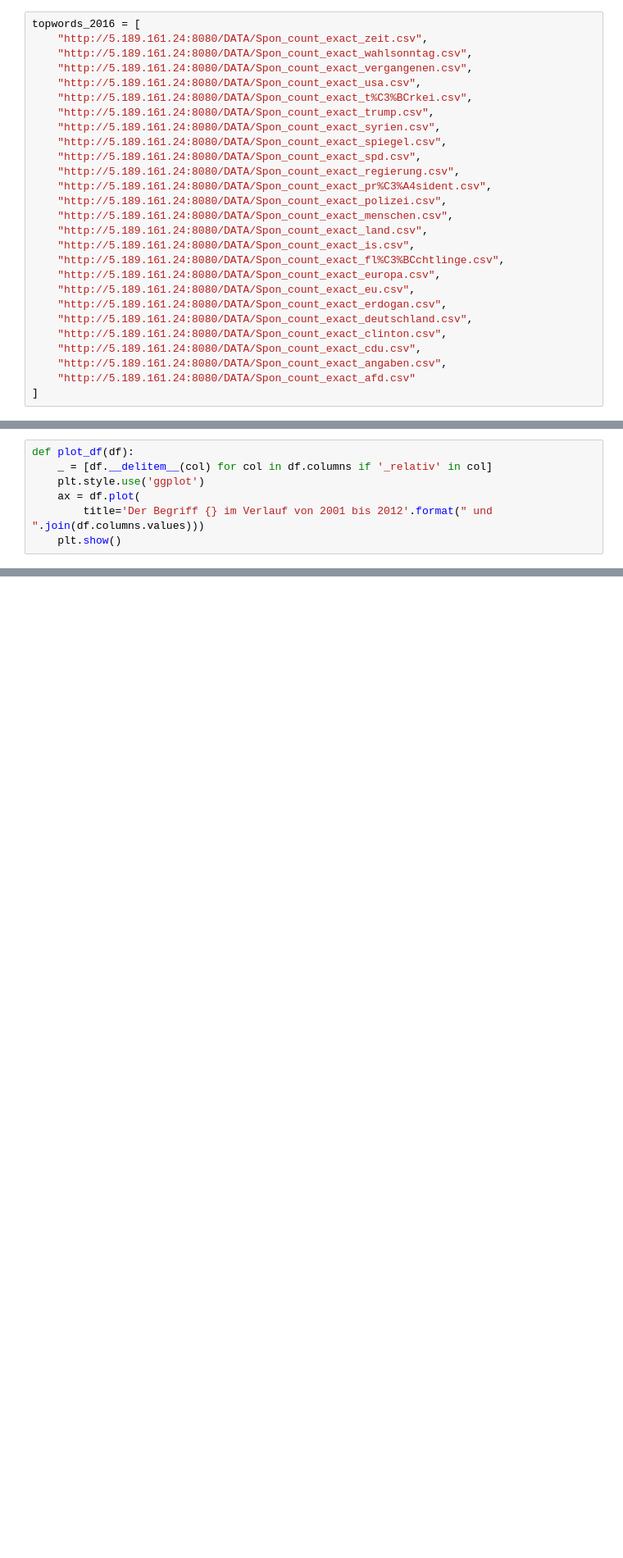
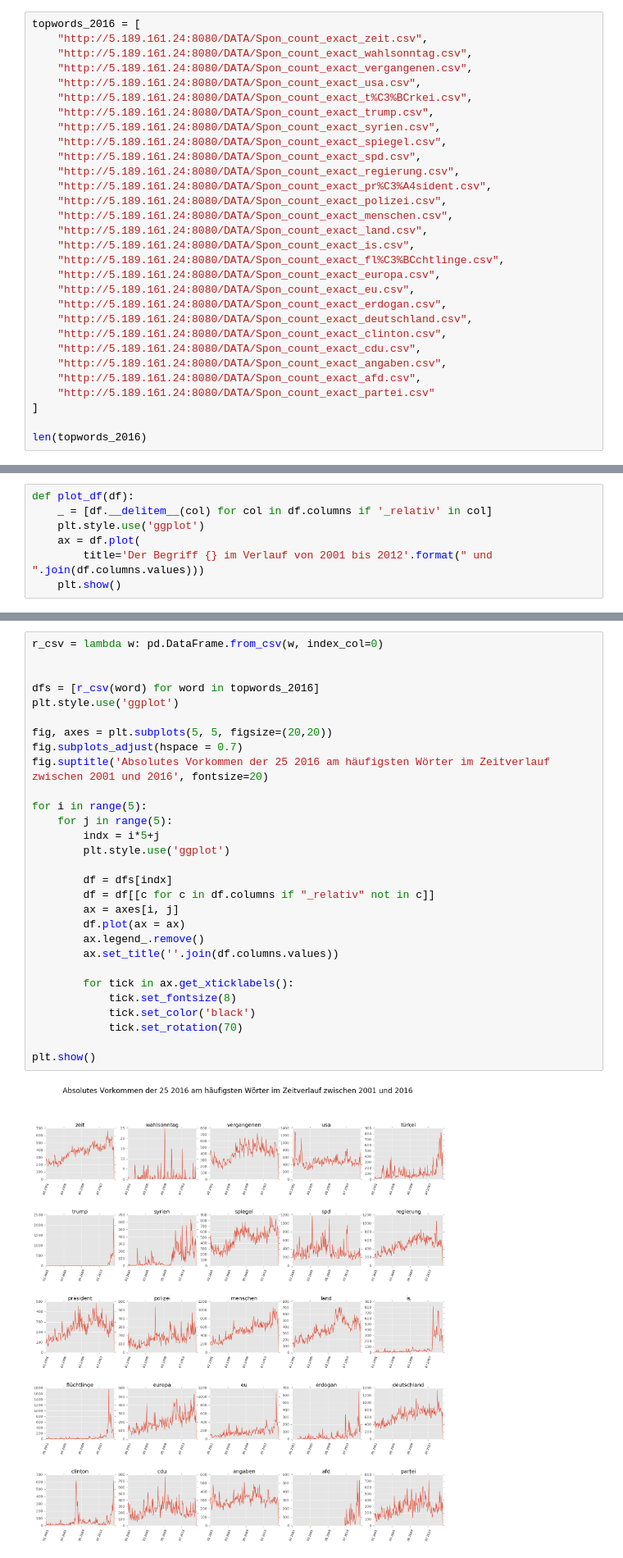
Before and after one commit to se1983/WT-1_Grundlagen_Datascience, a Jupyter notebook: Häufigkeitsanalyse_im_Zeitverlauf/Plot top 25.ipynb, the cells around one changed output, grey strips where cells are left out. Shown at 82% size. Cells and saved outputs as stored; diff of their text form; blank space fills up the shorter version.

Commit message:
some improves and collection all Plots into a subplot-figure

```diff
--- a/Häufigkeitsanalyse_im_Zeitverlauf/Plot top 25.ipynb
+++ b/Häufigkeitsanalyse_im_Zeitverlauf/Plot top 25.ipynb
@@ -31,5 +31,8 @@ topwords_2016 = [
     "http://5.189.161.24:8080/DATA/Spon_count_exact_clinton.csv",
     "http://5.189.161.24:8080/DATA/Spon_count_exact_cdu.csv",
     "http://5.189.161.24:8080/DATA/Spon_count_exact_angaben.csv",
-    "http://5.189.161.24:8080/DATA/Spon_count_exact_afd.csv"
+    "http://5.189.161.24:8080/DATA/Spon_count_exact_afd.csv",
+    "http://5.189.161.24:8080/DATA/Spon_count_exact_partei.csv"
 ]
+
+len(topwords_2016)
@@ -61,0 +67,31 @@ for word in topwords_2016:
+# %%
+r_csv = lambda w: pd.DataFrame.from_csv(w, index_col=0)
+
+
+dfs = [r_csv(word) for word in topwords_2016]
+plt.style.use('ggplot')
+
+fig, axes = plt.subplots(5, 5, figsize=(20,20))
+fig.subplots_adjust(hspace = 0.7)
+fig.suptitle('Absolutes Vorkommen der 25 2016 am häufigsten Wörter im Zeitverlauf zwischen 2001 und 2016', fontsize=20)
+
+for i in range(5):
+    for j in range(5):
+        indx = i*5+j
+        plt.style.use('ggplot')
+
+        df = dfs[indx]
+        df = df[[c for c in df.columns if "_relativ" not in c]]
+        ax = axes[i, j]
+        df.plot(ax = ax)
+        ax.legend_.remove()
+        ax.set_title(''.join(df.columns.values))
+
+        for tick in ax.get_xticklabels():
+            tick.set_fontsize(8)
+            tick.set_color('black')
+            tick.set_rotation(70)
+
+plt.show()
+# %% [output]
+[figure, added]
```
Also changed, not shown: parts of 2 cells of this notebook.
